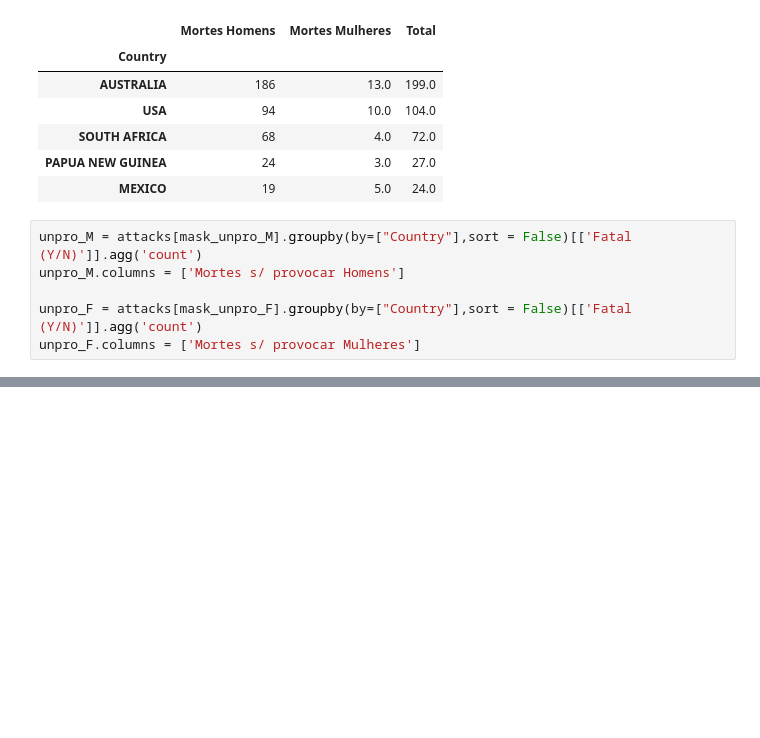
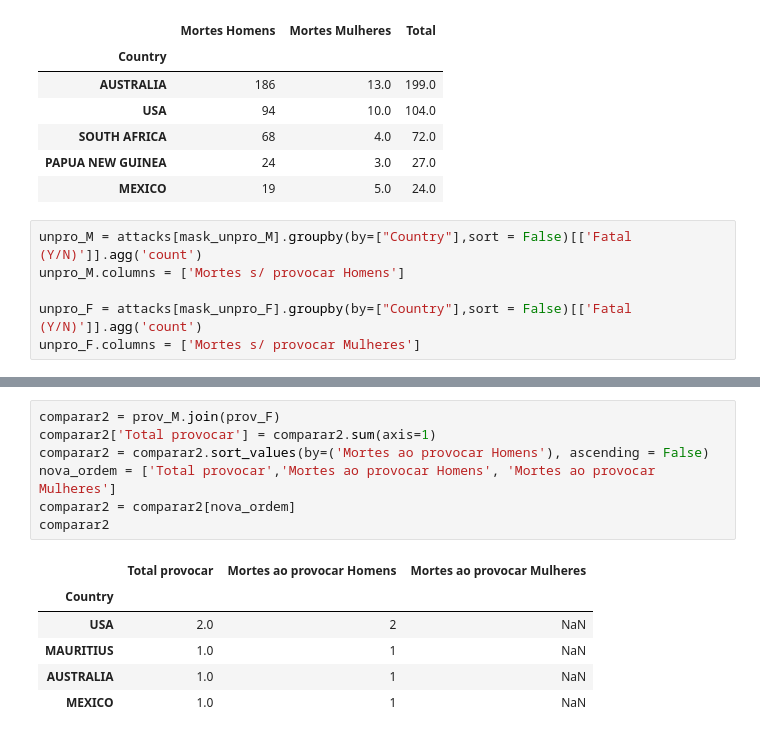
Before and after one commit to tomasgiannetti/Shark-Attack, a Jupyter notebook: Analysis.ipynb, the cells around one changed output, grey strips where cells are left out. Drawn from its saved outputs; the diff is of its cells as text; blank space fills up the shorter version.

```diff
--- a/Analysis.ipynb
+++ b/Analysis.ipynb
@@ -125,0 +119,14 @@ comparar1
+# %%
+comparar2 = prov_M.join(prov_F)
+comparar2['Total provocar'] = comparar2.sum(axis=1)
+comparar2 = comparar2.sort_values(by=('Mortes ao provocar Homens'), ascending = False)
+nova_ordem = ['Total provocar','Mortes ao provocar Homens', 'Mortes ao provocar Mulheres']
+comparar2 = comparar2[nova_ordem]
+comparar2
+# %% [output]
+|  | Total provocar | Mortes ao provocar Homens | Mortes ao provocar Mulheres |
+| Country |  |  |  |
+| USA | 2.0 | 2 | NaN |
+| MAURITIUS | 1.0 | 1 | NaN |
+| AUSTRALIA | 1.0 | 1 | NaN |
+| MEXICO | 1.0 | 1 | NaN |
```
Also changed, not shown: parts of 6 cells of this notebook.
